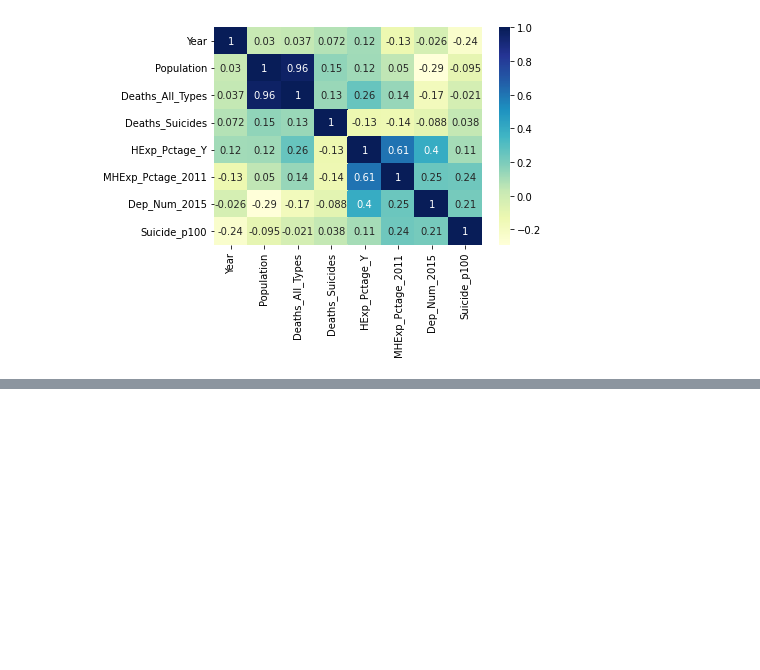
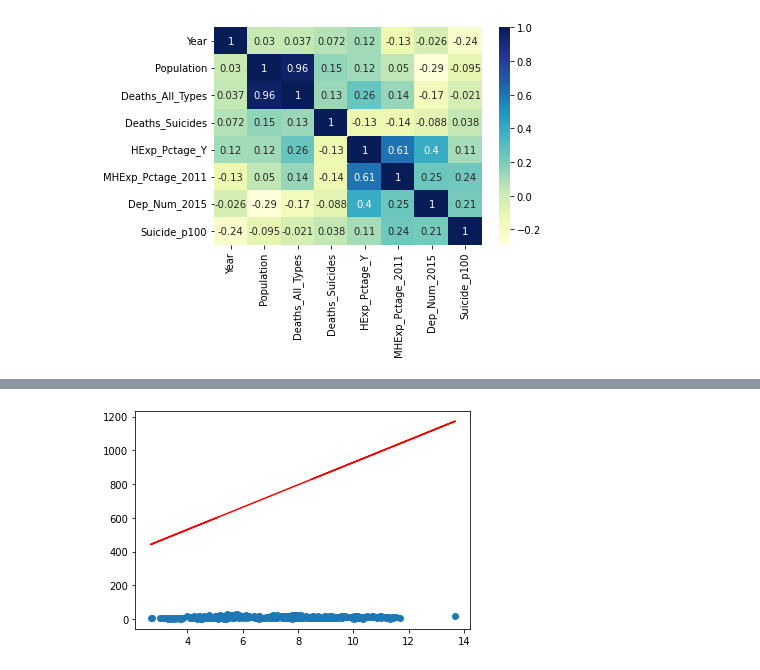
Before and after one commit to hhidayatinc/Machine_Learning, a Jupyter notebook: Kuis1_HidayatiNurChasanah.ipynb, the cells around one changed output, grey strips where cells are left out. Saved outputs shown, nothing was run; the diff lists cells and outputs as text; code cells hidden in the pictures; blank space fills up the shorter version.

```diff
--- a/Kuis1_HidayatiNurChasanah.ipynb
+++ b/Kuis1_HidayatiNurChasanah.ipynb
@@ -68,3 +68,16 @@ sns.heatmap(data.corr(), cmap="YlGnBu", annot = True)
 plt.show()
 # %% [output]
 [figure]
+# %%
+# Buat variabel bebas X dan Y, sebagai contoh ambil dari hasil analisis korelasi dari kegaitan sebelumnya
+X = data['HExp_Pctage_Y']
+y = data['Suicide_p100']
+
+# Buat pemisahan data uji dan data latih dengan proporsi 7:3
+from sklearn.model_selection import train_test_split
+X_train, X_test, y_train, y_test = train_test_split(X, y, train_size = 0.7,
+                                                    test_size = 0.3, random_state = 100)
+
+# hasil training dtaset
+X_train
+y_train
@@ -70,0 +127,7 @@ plt.show()
+# %%
+# visualisasi garis regresi
+plt.scatter(X_train, y_train)
+plt.plot(X_train, 265.2483 + 66.3015*X_train, 'r')
+plt.show()
+# %% [output]
+[figure, added]
```
Also changed, not shown: parts of 8 cells of this notebook.
